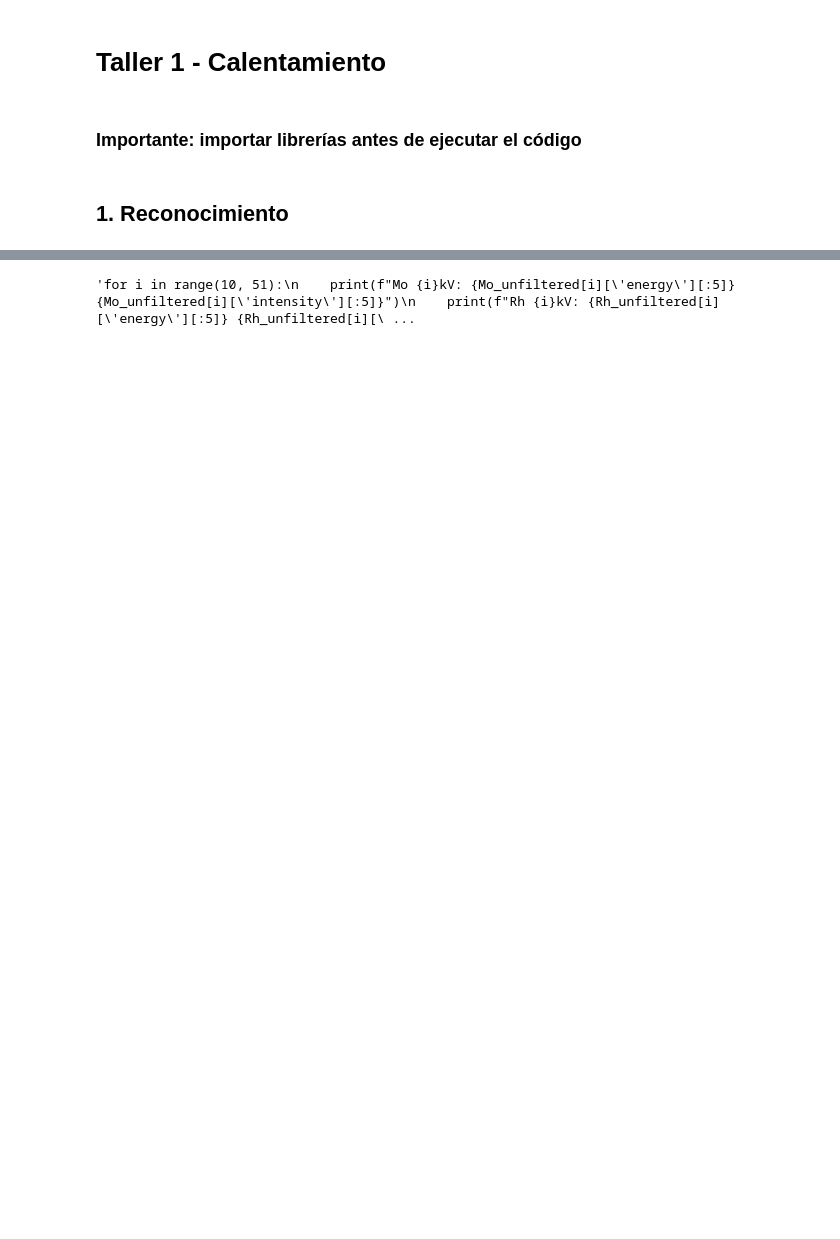
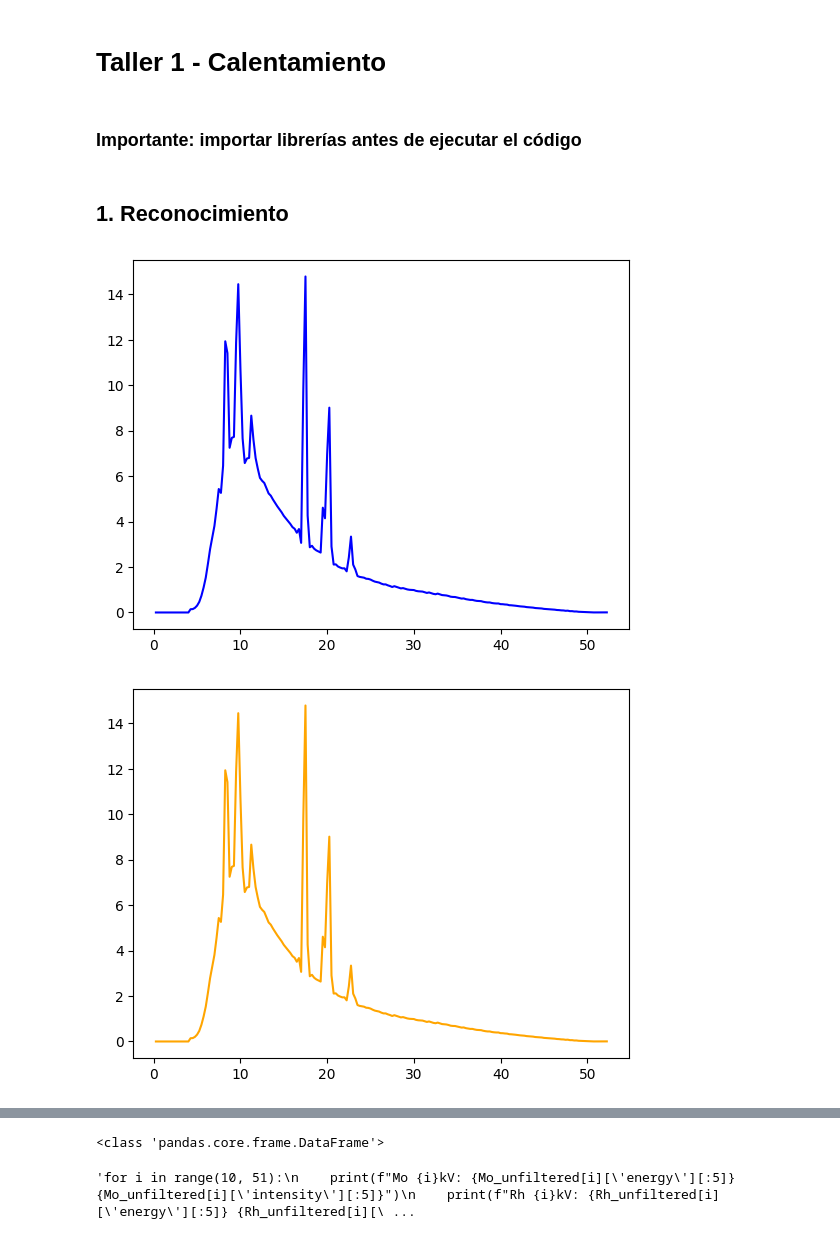
Before and after one commit to Metodos-computacionales-2-grupo-8/Tareas-grupo-8, a Jupyter notebook: Taller 1 - calentamiento/Taller 1.ipynb, the cells around one changed output, grey strips where cells are left out. Saved outputs shown, nothing was run; the diff lists cells and outputs as text; code cells hidden in the pictures; blank space fills up the shorter version.

```diff
--- a/Taller 1 - calentamiento/Taller 1.ipynb
+++ b/Taller 1 - calentamiento/Taller 1.ipynb
@@ -6,7 +6,7 @@
 ## 1. Reconocimiento
 # %%
 import pandas as pd
-import numpy as np
+import matplotlib.pyplot as plt
 
 Mo_unfiltered = {}
 Rh_unfiltered = {}
@@ -156,31 +156,42 @@ mean_intensity_by_energy_all = pd.concat([mean_by_energy_Mo, mean_by_energy_Rh,
 mean_intensity_by_energy_all.to_csv('mean_intensity_by_energy_all_materials.csv', index=False)
 
 
+plt.plot(mean_by_energy_Mo['energy'], mean_by_energy_Mo['intensity'], label='Mo', color='blue')
+plt.show()
+plt.plot(mean_by_energy_Rh['energy'], mean_by_energy_Rh['intensity'], label='Rh', color='orange')
+plt.show()
+plt.plot(mean_by_energy_W['energy'], mean_by_energy_W['intensity'], label='W', color='green')
+plt.show()
+
 
 
 mean_all = pd.concat([mean_by_kV_Mo, mean_by_kV_Rh, mean_by_kV_W], keys=['Mo', 'Rh', 'W'], names=['Material', 'Row']).reset_index(level='Material')
 mean_all.to_csv('mean_intensity_all_materials.csv', index=False)
+
+print(type(mean_all))
 
 
 
 
 # Combine all DataFrames into a single DataFrame
 # final_df = pd.concat(list_of_dfs, ignore_index=True)
 # final_df.to_csv('spectra_data.csv', index=False)
 
 # Print the results for verification
 """for i in range(10, 51):
     print(f"Mo {i}kV: {Mo_unfiltered[i]['energy'][:5]} {Mo_unfiltered[i]['intensity'][:5]}")
     print(f"Rh {i}kV: {Rh_unfiltered[i]['energy'][:5]} {Rh_unfiltered[i]['intensity'][:5]}")
     print(f"W {i}kV: {W_unfiltered[i]['energy'][:5]} {W_unfiltered[i]['intensity'][:5]}")
     print("-" * 40)
 """
 
 # The data is now stored in the dictionaries Mo_unfiltered, Rh_unfiltered, and W_unfiltered
 # Each dictionary contains keys from 10 to 50, and each key maps to another dictionary with 'energy' and 'intensity' lists.
 
 # You can access the data like this:
 # Example: Accessing energy and intensity for Mo at 30 kV
 # energy_30kV = Mo_unfiltered[30]["energy"]
 # intensity_30kV = Mo_unfiltered[30]["intensity"]
 # %% [output]
+[figure, added]
+[figure, added]
@@ -187 +199,2 @@ mean_all.to_csv('mean_intensity_all_materials.csv', index=False)
-'for i in range(10, 51):\n    print(f"Mo {i}kV: {Mo_unfiltered[i][\'energy\'][:5]} {Mo_unfiltered[i][\'intensity\'][:5]}")\n    print(f"Rh {i}kV: {Rh_unfiltered[i][\'energy\'][:5]} {Rh_unfiltered[i][\ ...
+<class 'pandas.core.frame.DataFrame'>
+'for i in range(10, 51):\n    print(f"Mo {i}kV: {Mo_unfiltered[i][\'energy\'][:5]} {Mo_unfiltered[i][\'intensity\'][:5]}")\n    print(f"Rh {i}kV: {Rh_unfiltered[i][\'energy\'][:5]} {Rh_unfiltered[i][\ ...
```
Also changed, not shown: parts of 1 cell of this notebook, 1 other file.
